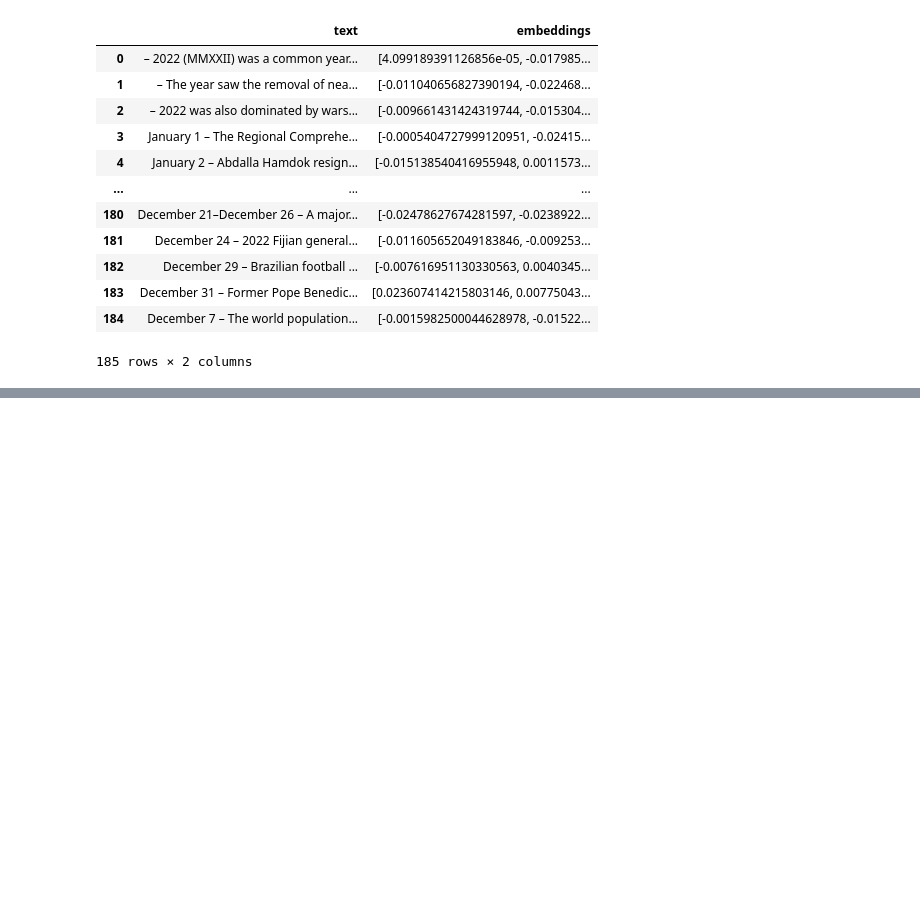
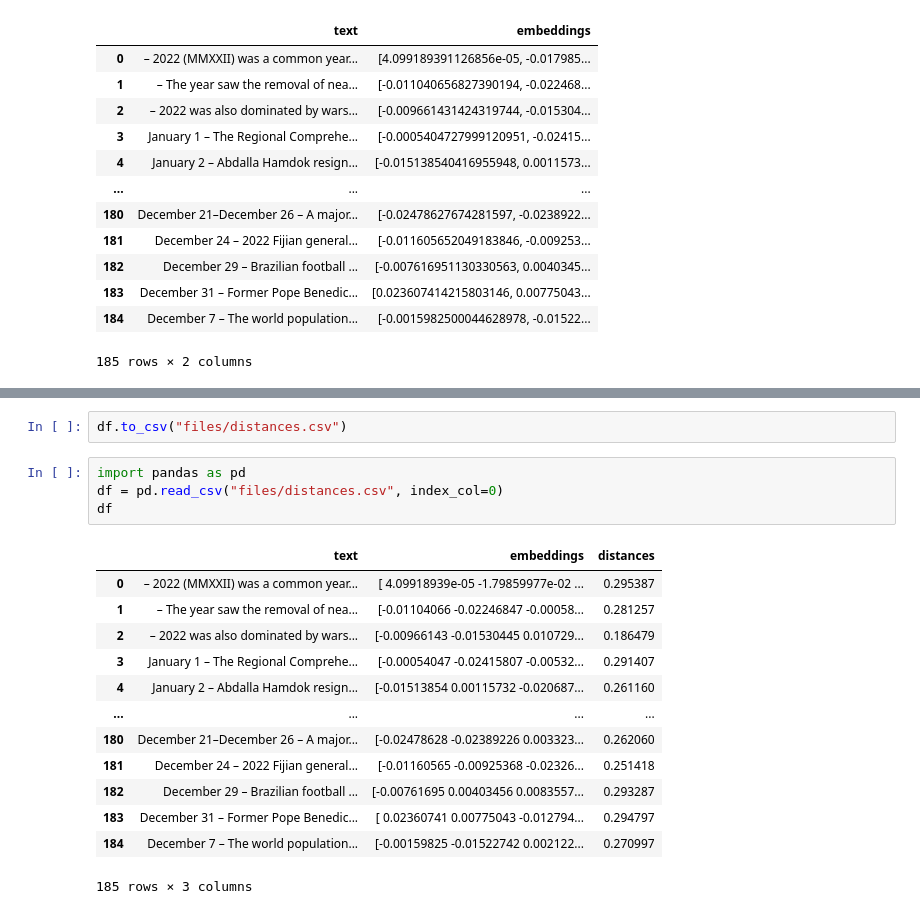
Before and after one commit to iamchenchu/Large-Language-Models-and-Text-Generation, a Jupyter notebook: 04_Retrieval_Augmented_Generation_PartD.ipynb, the cells around one changed output, grey strips where cells are left out. Drawn from its saved outputs; the diff is of its cells as text; blank space fills up the shorter version.

```diff
--- a/04_Retrieval_Augmented_Generation_PartD.ipynb
+++ b/04_Retrieval_Augmented_Generation_PartD.ipynb
@@ -26,0 +97,20 @@ df
+# %%
+df.to_csv("files/distances.csv")
+# %%
+import pandas as pd
+df = pd.read_csv("files/distances.csv", index_col=0)
+df
+# %% [output]
+|  | text | embeddings | distances |
+| 0 | – 2022 (MMXXII) was a common year... | [ 4.09918939e-05 -1.79859977e-02 ... | 0.295387 |
+| 1 | – The year saw the removal of nea... | [-0.01104066 -0.02246847 -0.00058... | 0.281257 |
+| 2 | – 2022 was also dominated by wars... | [-0.00966143 -0.01530445 0.010729... | 0.186479 |
+| 3 | January 1 – The Regional Comprehe... | [-0.00054047 -0.02415807 -0.00532... | 0.291407 |
+| 4 | January 2 – Abdalla Hamdok resign... | [-0.01513854 0.00115732 -0.020687... | 0.261160 |
+| ... | ... | ... | ... |
+| 180 | December 21–December 26 – A major... | [-0.02478628 -0.02389226 0.003323... | 0.262060 |
+| 181 | December 24 – 2022 Fijian general... | [-0.01160565 -0.00925368 -0.02326... | 0.251418 |
+| 182 | December 29 – Brazilian football ... | [-0.00761695 0.00403456 0.0083557... | 0.293287 |
+| 183 | December 31 – Former Pope Benedic... | [ 0.02360741 0.00775043 -0.012794... | 0.294797 |
+| 184 | December 7 – The world population... | [-0.00159825 -0.01522742 0.002122... | 0.270997 |
+185 rows × 3 columns
```
Also changed, not shown: parts of 50 cells of this notebook, 4 other files.
